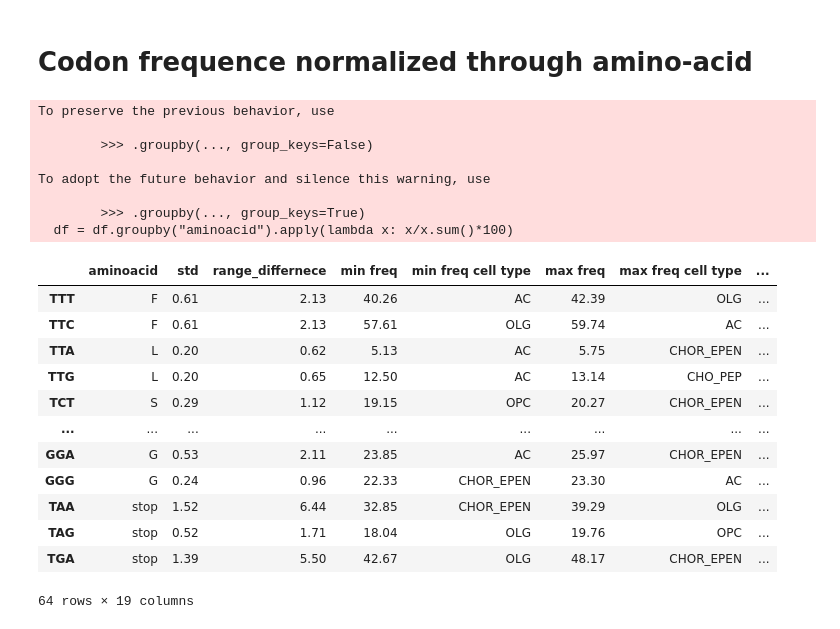
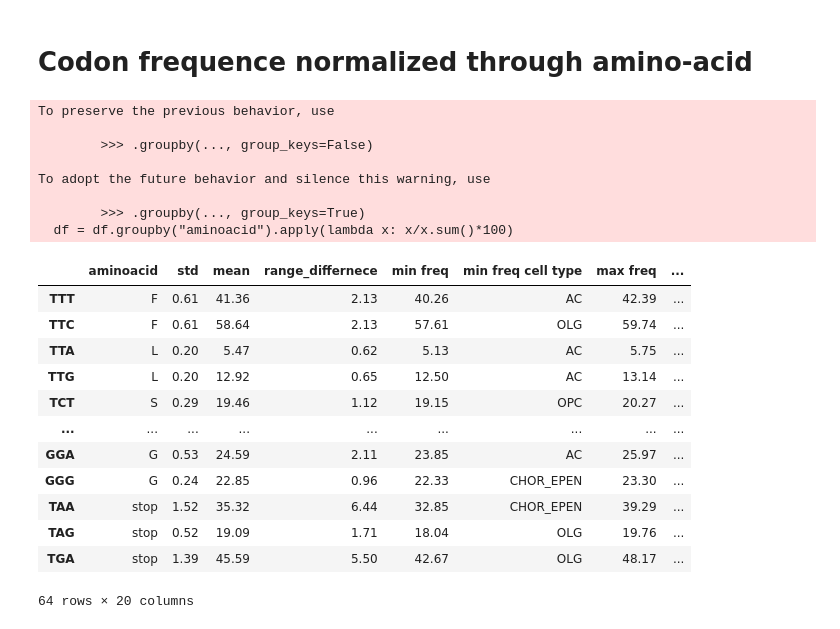
Before and after one commit to Dead-fisher/codon_usage_notebook, a Jupyter notebook: star_ribo_scripts/03.analysis.ipynb, the cells around one changed output. Saved outputs shown, nothing was run; the diff lists cells and outputs as text; code cells hidden in the pictures.

```diff
--- a/star_ribo_scripts/03.analysis.ipynb
+++ b/star_ribo_scripts/03.analysis.ipynb
@@ -132,46 +147,48 @@ for codon in table:
 
 #,
 df = pd.DataFrame(data=result, index=list(cell_data.keys())+["aminoacid"], columns=table.keys()).T
+df.to_csv(data_pool.joinpath(f"codon_frequence_raw_{tag}.csv"))
 df = df.groupby("aminoacid").apply(lambda x: x/x.sum()*100)
 df = df.astype(float)
 aminoacid = [table[codon] for codon in df.index]
 vmax = df.max(axis=1)
 vmin = df.min(axis=1)
 vstd = df.std(axis=1)
 cmin = df.idxmin(axis=1)
 cmax = df.idxmax(axis=1)
-
+vmean = df.mean(axis=1)
 
 
 df.insert(0, "max freq cell type", cmax)
 df.insert(0, "max freq", vmax)
 df.insert(0, "min freq cell type", cmin)
 df.insert(0, "min freq", vmin)
 df.insert(0, "range_differnece", vmax-vmin)
+df.insert(0, "mean", vmean)
 df.insert(0, "std", vstd)
 df = df.round(2)
 df.insert(0, "aminoacid", aminoacid)
 df.to_csv(data_pool.joinpath(f"codon_frequence_{tag}.csv"))
 df
 # %% [output]
 To preserve the previous behavior, use
 
         >>> .groupby(..., group_keys=False)
 
 To adopt the future behavior and silence this warning, use
 
         >>> .groupby(..., group_keys=True)
   df = df.groupby("aminoacid").apply(lambda x: x/x.sum()*100)
-|  | aminoacid | std | range_differnece | min freq | min freq cell type | max freq | max freq cell type | ... |
-| TTT | F | 0.61 | 2.13 | 40.26 | AC | 42.39 | OLG | ... |
-| TTC | F | 0.61 | 2.13 | 57.61 | OLG | 59.74 | AC | ... |
-| TTA | L | 0.20 | 0.62 | 5.13 | AC | 5.75 | CHOR_EPEN | ... |
-| TTG | L | 0.20 | 0.65 | 12.50 | AC | 13.14 | CHO_PEP | ... |
-| TCT | S | 0.29 | 1.12 | 19.15 | OPC | 20.27 | CHOR_EPEN | ... |
+|  | aminoacid | std | mean | range_differnece | min freq | min freq cell type | max freq | ... |
+| TTT | F | 0.61 | 41.36 | 2.13 | 40.26 | AC | 42.39 | ... |
+| TTC | F | 0.61 | 58.64 | 2.13 | 57.61 | OLG | 59.74 | ... |
+| TTA | L | 0.20 | 5.47 | 0.62 | 5.13 | AC | 5.75 | ... |
+| TTG | L | 0.20 | 12.92 | 0.65 | 12.50 | AC | 13.14 | ... |
+| TCT | S | 0.29 | 19.46 | 1.12 | 19.15 | OPC | 20.27 | ... |
 | ... | ... | ... | ... | ... | ... | ... | ... | ... |
-| GGA | G | 0.53 | 2.11 | 23.85 | AC | 25.97 | CHOR_EPEN | ... |
-| GGG | G | 0.24 | 0.96 | 22.33 | CHOR_EPEN | 23.30 | AC | ... |
-| TAA | stop | 1.52 | 6.44 | 32.85 | CHOR_EPEN | 39.29 | OLG | ... |
-| TAG | stop | 0.52 | 1.71 | 18.04 | OLG | 19.76 | OPC | ... |
-| TGA | stop | 1.39 | 5.50 | 42.67 | OLG | 48.17 | CHOR_EPEN | ... |
+| GGA | G | 0.53 | 24.59 | 2.11 | 23.85 | AC | 25.97 | ... |
+| GGG | G | 0.24 | 22.85 | 0.96 | 22.33 | CHOR_EPEN | 23.30 | ... |
+| TAA | stop | 1.52 | 35.32 | 6.44 | 32.85 | CHOR_EPEN | 39.29 | ... |
+| TAG | stop | 0.52 | 19.09 | 1.71 | 18.04 | OLG | 19.76 | ... |
+| TGA | stop | 1.39 | 45.59 | 5.50 | 42.67 | OLG | 48.17 | ... |
-64 rows × 19 columns
+64 rows × 20 columns
```
Also changed, not shown: parts of 2 cells of this notebook, 5 other files.
